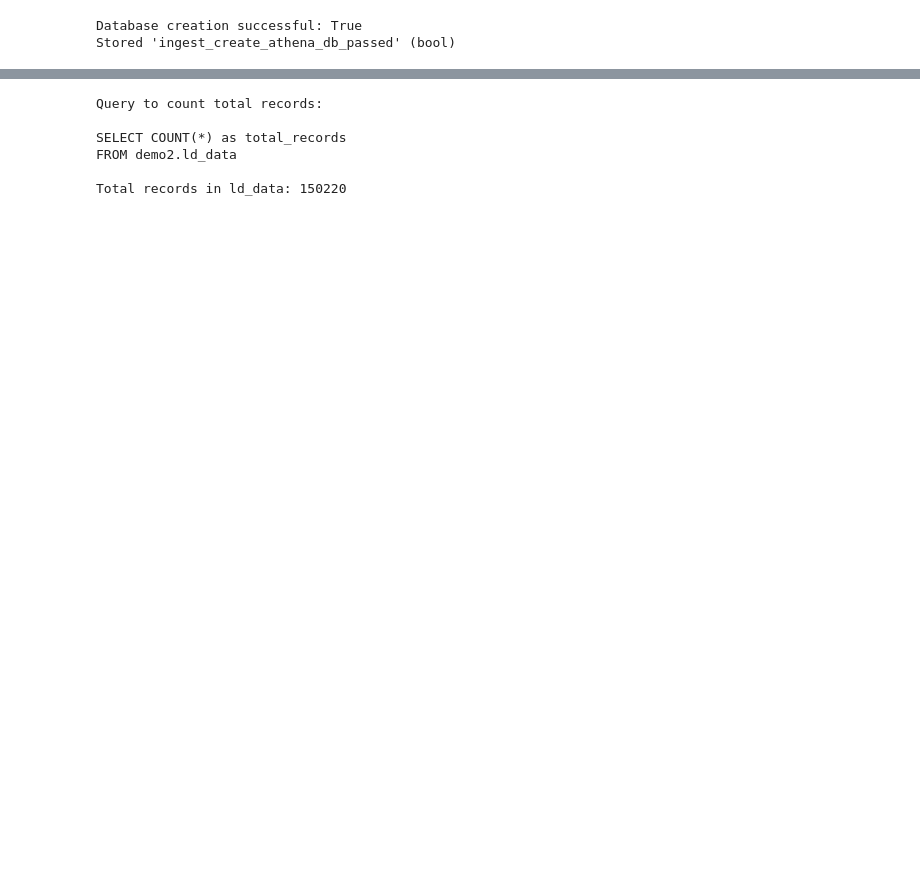
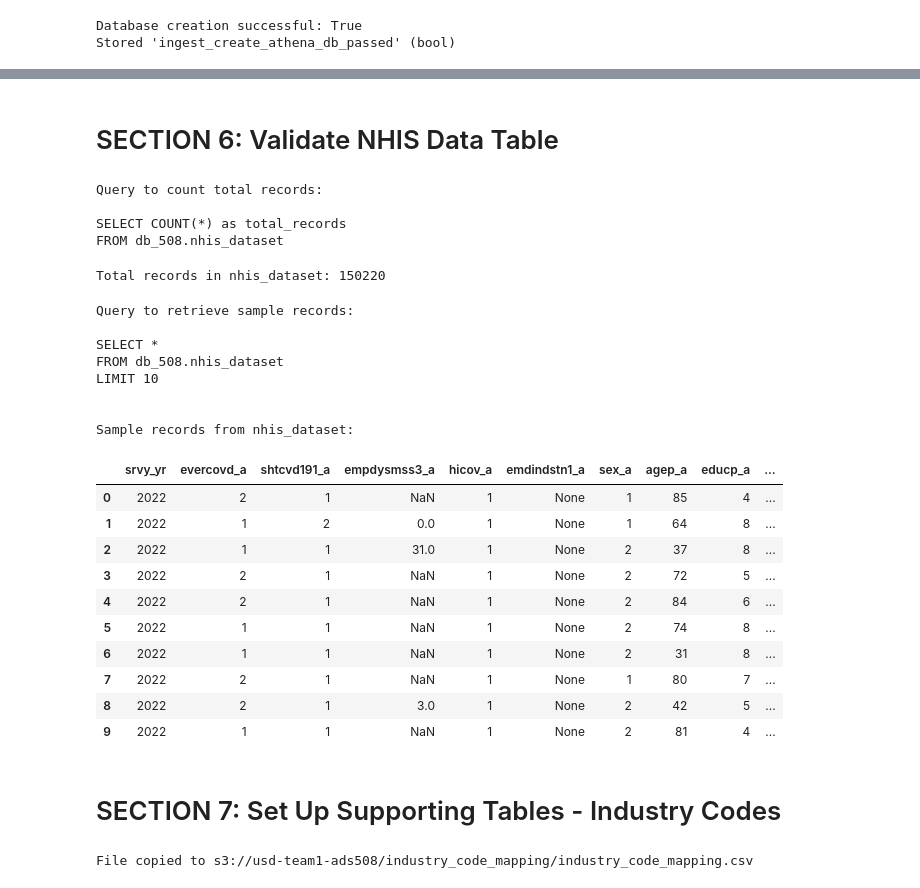
Before and after one commit to renaqd/sagemaker-mlops, a Jupyter notebook: data_management/data_ingestion.ipynb, the cells around one changed output, grey strips where cells are left out. Drawn from its saved outputs; the diff is of its cells as text; code cells hidden in the pictures; blank space fills up the shorter version.

```diff
--- a/data_management/data_ingestion.ipynb
+++ b/data_management/data_ingestion.ipynb
@@ -16,6 +46,5 @@ sm = boto3.client("sagemaker", region_name=region)
 # %%
-# Define S3 paths
+# Define S3 paths for data storage
 s3_public_path = "s3://usd-team1-ads508/ld_data/"
 s3_private_path = f"s3://{bucket}/ld_data"
-print(f"Public path: {s3_public_path}")
-# print(f"Private path: {s3_private_path}")
+s3_processed_path = f"s3://{bucket}/ld_data_processed"
@@ -35,4 +246,3 @@ Stored 's3_private_path' (str)
 # %%
-# --- Create Athena Database ---
-database_name = "demo2"
+database_name = "db_508"
 s3_staging_dir = f"s3://{bucket}/athena/staging"
@@ -63,6 +269,6 @@ print(df_show.head(5))
 # %%
 # Mark database creation as successful if database exists
-ingest_create_athena_db_passed = database_name in df_show.values
+ingest_create_athena_db_passed = database_name in df_show['database_name'].values
 print(f"Database creation successful: {ingest_create_athena_db_passed}")
 %store ingest_create_athena_db_passed
 # %% [output]
@@ -158,5 +338,7 @@ CREATE EXTERNAL TABLE IF NOT EXISTS demo2.ld_data(
 Table creation successful: True
 Stored 'ingest_create_athena_table_passed' (bool)
+# %% [markdown]
+# SECTION 6: Validate NHIS Data Table
 # %%
 # Query to count total records in the table
 count_query = f"""
@@ -165,16 +347,52 @@ FROM {database_name}.{table_name}
 """
 print("Query to count total records:")
 print(count_query)
-
-# Execute the query
-df_count = pd.read_sql(count_query, conn)
-
-# Display the result
-print(f"Total records in {table_name}: {df_count['total_records'].iloc[0]}")
 # %% [output]
 Query to count total records:
 
 SELECT COUNT(*) as total_records
-FROM demo2.ld_data
-
-Total records in ld_data: 150220
+FROM db_508.nhis_dataset
+# %%
+# Execute the query
+df_count = pd.read_sql(count_query, conn)
+# Display the result
+print(f"Total records in {table_name}: {df_count['total_records'].iloc[0]}")
+# %% [output]
+Total records in nhis_dataset: 150220
+# %%
+# Query to select the first 10 rows from the table
+sample_query = f"""
+SELECT *
+FROM {database_name}.{table_name}
+LIMIT 10
+"""
+print("Query to retrieve sample records:")
+print(sample_query)
+
+# Execute the query
+df_sample = pd.read_sql(sample_query, conn)
+# Display the result
+print(f"\nSample records from {table_name}:")
+display(df_sample)
+# %% [output]
+Query to retrieve sample records:
+
+SELECT *
+FROM db_508.nhis_dataset
+LIMIT 10
+
+
+Sample records from nhis_dataset:
+|  | srvy_yr | evercovd_a | shtcvd191_a | empdysmss3_a | hicov_a | emdindstn1_a | sex_a | agep_a | educp_a | ... |
+| 0 | 2022 | 2 | 1 | NaN | 1 | None | 1 | 85 | 4 | ... |
+| 1 | 2022 | 1 | 2 | 0.0 | 1 | None | 1 | 64 | 8 | ... |
+| 2 | 2022 | 1 | 1 | 31.0 | 1 | None | 2 | 37 | 8 | ... |
+| 3 | 2022 | 2 | 1 | NaN | 1 | None | 2 | 72 | 5 | ... |
+| 4 | 2022 | 2 | 1 | NaN | 1 | None | 2 | 84 | 6 | ... |
+| 5 | 2022 | 1 | 1 | NaN | 1 | None | 2 | 74 | 8 | ... |
+| 6 | 2022 | 1 | 1 | NaN | 1 | None | 2 | 31 | 8 | ... |
+| 7 | 2022 | 2 | 1 | NaN | 1 | None | 1 | 80 | 7 | ... |
+| 8 | 2022 | 2 | 1 | 3.0 | 1 | None | 2 | 42 | 5 | ... |
+| 9 | 2022 | 1 | 1 | NaN | 1 | None | 2 | 81 | 4 | ... |
+# %% [markdown]
+# SECTION 7: Set Up Supporting Tables - Industry Codes
@@ -180,0 +405,10 @@ Total records in ld_data: 150220
+# %%
+# Copy the file to the new directory
+s3_client.copy_object(
+    Bucket=bucket_name,
+    CopySource={'Bucket': bucket_name, 'Key': source_key},
+    Key=destination_key
+)
+print(f"File copied to s3://{bucket_name}/{destination_key}")
+# %% [output]
+File copied to s3://usd-team1-ads508/industry_code_mapping/industry_code_mapping.csv
```
Also changed, not shown: parts of 53 cells of this notebook.
